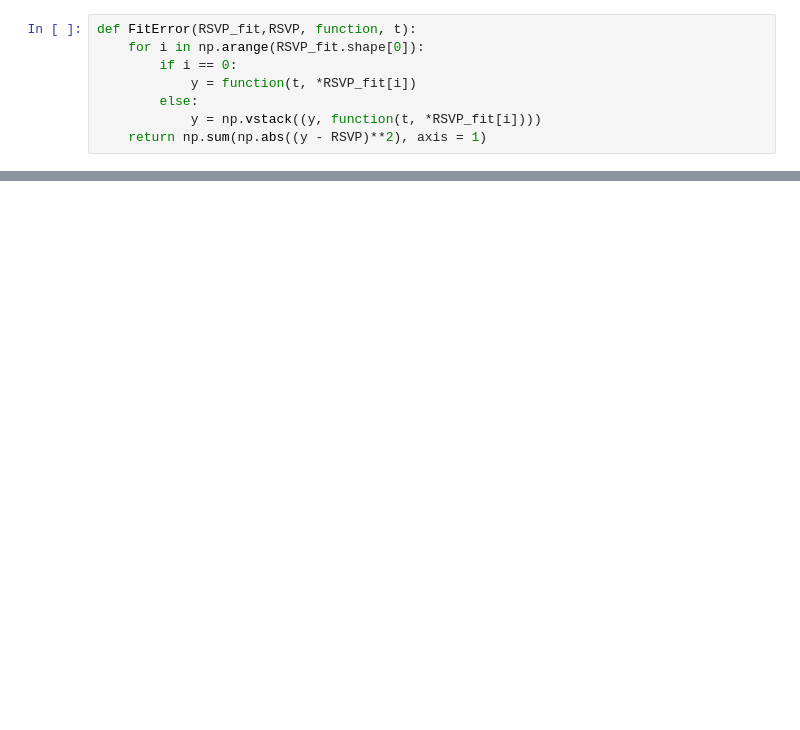
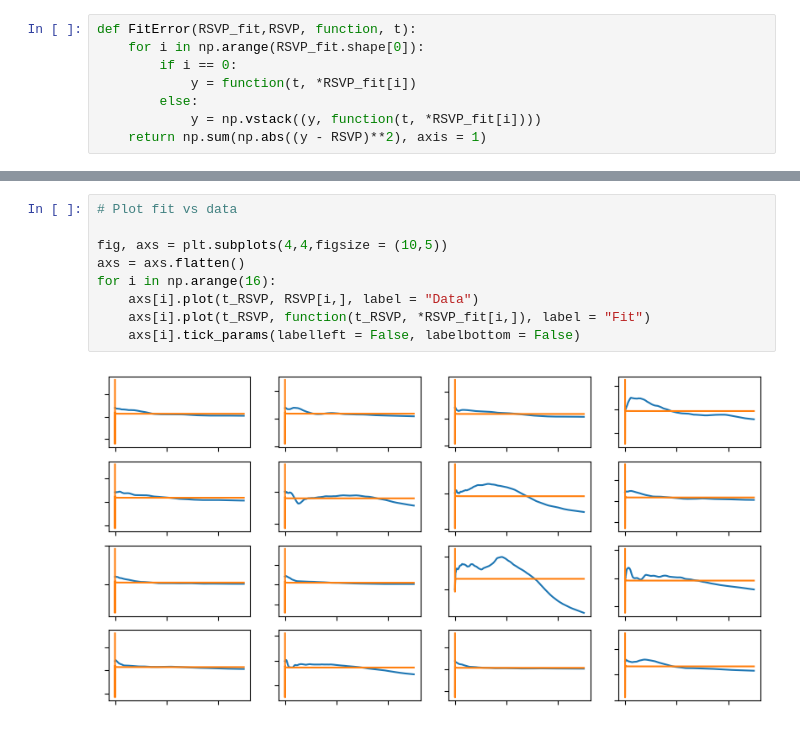
Before and after one commit to jacopocarotenuto/SBI_RedBloodCells, a Jupyter notebook: Code/Notebooks/MultiRoundBloodCells.ipynb, the cells around one changed output, grey strips where cells are left out. Saved outputs shown, nothing was run; the diff lists cells and outputs as text; blank space fills up the shorter version.

```diff
--- a/Code/Notebooks/MultiRoundBloodCells.ipynb
+++ b/Code/Notebooks/MultiRoundBloodCells.ipynb
@@ -336,0 +337,11 @@ Mean Chi Square: 6.12E+03 ± 6.34E+03
+# %%
+# Plot fit vs data
+
+fig, axs = plt.subplots(4,4,figsize = (10,5))
+axs = axs.flatten()
+for i in np.arange(16):
+    axs[i].plot(t_RSVP, RSVP[i,], label = "Data")
+    axs[i].plot(t_RSVP, function(t_RSVP, *RSVP_fit[i,]), label = "Fit")
+    axs[i].tick_params(labelleft = False, labelbottom = False)
+# %% [output]
+[figure, added]
```
Also changed, not shown: parts of 17 cells of this notebook.
